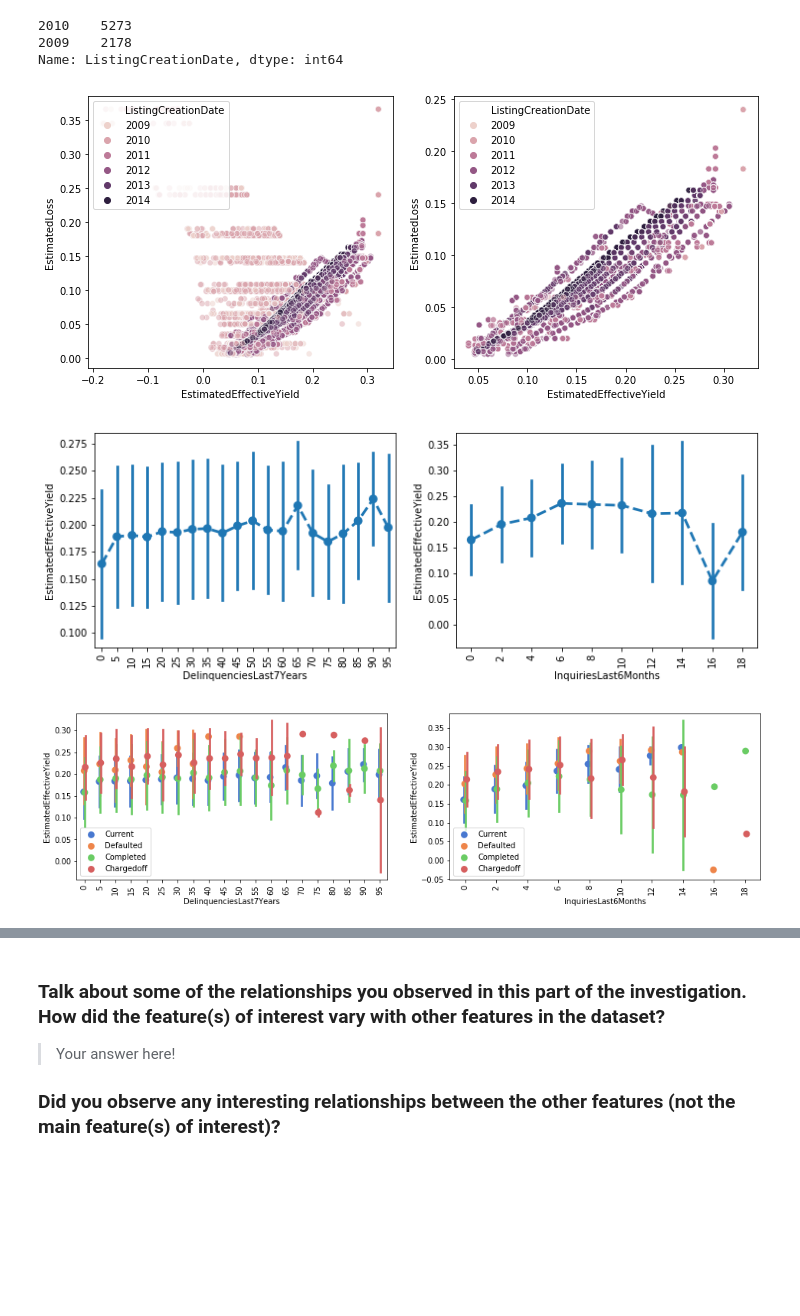
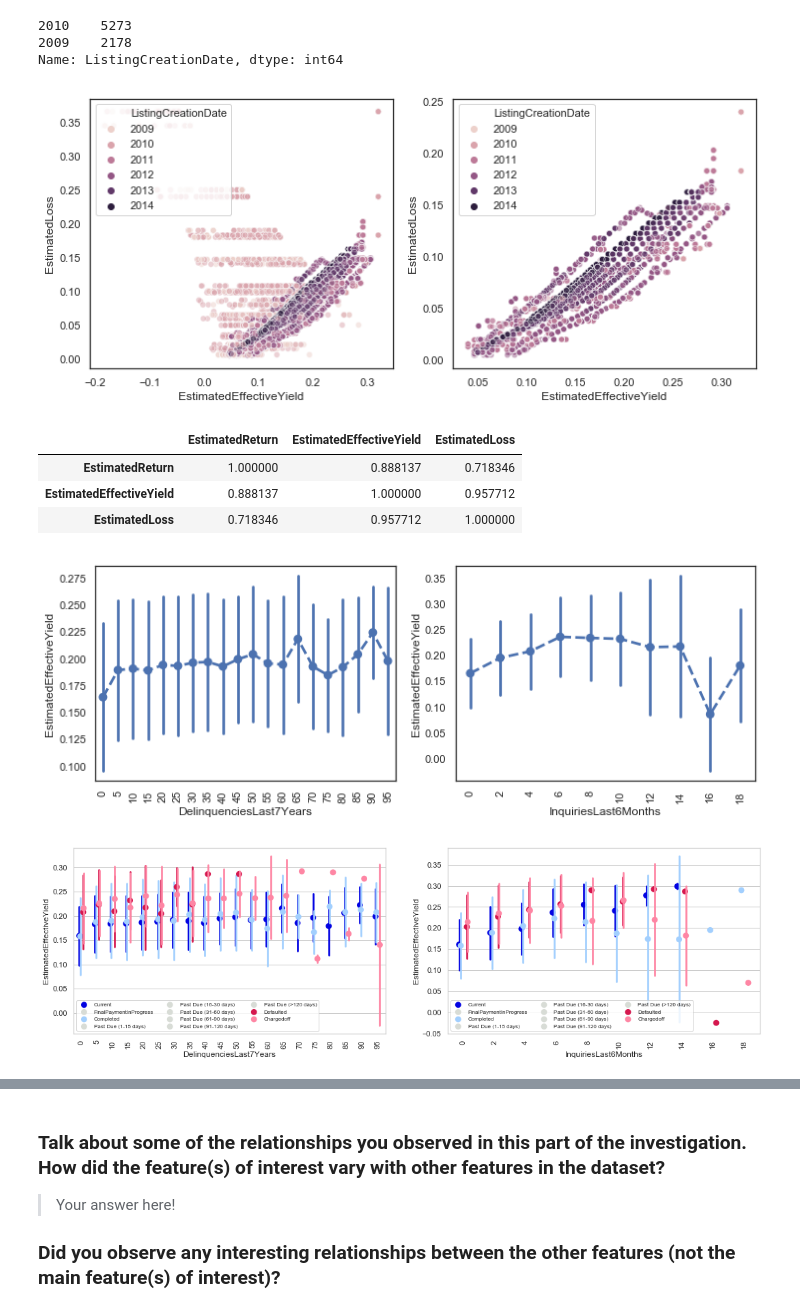
Before and after one commit to VilijaVait/data-analyst-udacity, a Jupyter notebook: projects/CommunicateData/ProsperLoanDataAnalysis.ipynb, the cells around one changed output, grey strips where cells are left out. Saved outputs shown, nothing was run; the diff lists cells and outputs as text; code cells hidden in the pictures; blank space fills up the shorter version.

Commit message:
feat: finalise bivariate analysis (ProsperLoans)

```diff
--- a/projects/CommunicateData/ProsperLoanDataAnalysis.ipynb
+++ b/projects/CommunicateData/ProsperLoanDataAnalysis.ipynb
@@ -18,6 +18,8 @@ import matplotlib.pyplot as plt
 import seaborn as sns
 
 %matplotlib inline
+
+sns.set(style="white")
 # %%
 # load dataset
 df = pd.read_csv('prosperLoanData.csv')
@@ -60,6 +62,15 @@ df.ListingCreationDate = pd.to_datetime(df.ListingCreationDate)
 df.LoanOriginationDate = pd.to_datetime(df.LoanOriginationDate)
 df.DateCreditPulled = pd.to_datetime(df.DateCreditPulled)
 df.ClosedDate = pd.to_datetime(df.ClosedDate)
+# %%
+# LoanStatus into ordered categorical type
+loanstatus_order = ['Current', 'FinalPaymentInProgress', 'Completed',  'Past Due (1-15 days)',
+                    'Past Due (16-30 days)', 'Past Due (31-60 days)', 'Past Due (61-90 days)',
+                    'Past Due (91-120 days)', 'Past Due (>120 days)', 'Defaulted',
+                    'Chargedoff']
+
+ordered_var = pd.api.types.CategoricalDtype(ordered = True, categories = loanstatus_order)
+df.LoanStatus = df.LoanStatus.astype(ordered_var)
 # %% [markdown]
 Variable dictionary mentions a change in loan data applicable for loans originated after July 2009; this includes calculations of Effective Yield, Estimated Loss and Effective Return, key variables analysed.  Therefore, I will drop the loan listings that occure before July 2009.  Before doing this, I will check the loan listing distribution accross time, to ensure there will be sufficient remaining data for the proposed analysis.
 # %%
@@ -553,7 +572,14 @@ sns.scatterplot(data=df[(df.EstimatedReturn!=df.EstimatedEffectiveYield)&(df.Est
                 alpha = 0.5, ax=ax[1], legend='full')
 ax[1].legend(loc='upper left');
 # %% [output]
-[figure, old version]
+[figure, new version]
+# %%
+df[df.EstimatedReturn!=df.EstimatedEffectiveYield][['EstimatedReturn','EstimatedEffectiveYield','EstimatedLoss']].corr()
+# %% [output]
+|  | EstimatedReturn | EstimatedEffectiveYield | EstimatedLoss |
+| EstimatedReturn | 1.000000 | 0.888137 | 0.718346 |
+| EstimatedEffectiveYield | 0.888137 | 1.000000 | 0.957712 |
+| EstimatedLoss | 0.718346 | 0.957712 | 1.000000 |
 # %%
 fig, ax = plt.subplots(ncols=2,figsize=[12,4])
 
@@ -567,30 +593,35 @@ inq_bins = np.arange(0, 20 + 2, 2)
 inquiries_bins = pd.cut(df.InquiriesLast6Months, inq_bins, include_lowest = True)
 sns.pointplot(x = inquiries_bins, y = df.EstimatedEffectiveYield, ci = 'sd',
               linestyles='--', ax=ax[1])
-ax[1].set_xticklabels(labels=inq_bins,rotation = 90)
+ax[1].set_xticklabels(labels=inq_bins,rotation = 90);
 # %% [output]
-[figure, old version]
+[figure, new version]
 # %%
-df_small = df[df.LoanStatus.isin(['Current', 'Completed', 'Defaulted', 'Chargedoff'])]
+status_list = ['Current', 'Completed', 'Defaulted', 'Chargedoff']
 
-fig, ax = plt.subplots(ncols=2,figsize=[16,4])
-palette = sns.color_palette('muted')
+df_small = df[df.LoanStatus.isin(status_list)]
+
+fig, ax = plt.subplots(ncols=2,figsize=[18,5])
+colors = ['pure blue', 'light grey', 'baby blue', 'light grey', 'light grey',
+          'light grey', 'light grey', 'light grey', 'light grey',
+          'lipstick', 'rosa']
+palette = sns.xkcd_palette(colors)
 
 del_bins = np.arange(0, 100 + 5, 5)
 delinq7yr_bins = pd.cut(df_small.DelinquenciesLast7Years, del_bins, include_lowest = True)
 sns.pointplot(x = delinq7yr_bins, y = df_small.EstimatedEffectiveYield, hue=df_small.LoanStatus,
               ci = 'sd', linestyles='', ax=ax[0], dodge=True, palette=palette)
 ax[0].set_xticklabels(labels=del_bins,rotation = 90)
-ax[0].legend(loc='lower left')
+ax[0].legend(ncol=3,loc='lower left', fontsize=8)
 
 inq_bins = np.arange(0, 20 + 2, 2)
 inquiries_bins = pd.cut(df_small.InquiriesLast6Months, inq_bins, include_lowest = True)
 sns.pointplot(x = inquiries_bins, y = df_small.EstimatedEffectiveYield, hue=df_small.LoanStatus,
               ci = 'sd', linestyles='', ax=ax[1], dodge=True, palette=palette)
 ax[1].set_xticklabels(labels=inq_bins,rotation = 90)
-ax[1].legend(loc='lower left');
+ax[1].legend(ncol=3,loc='lower left', fontsize=8);
 # %% [output]
-[figure, old version]
+[figure, new version]
 # %%
 plt.figure(figsize=[12,5])
 
```
Also changed, not shown: parts of 42 cells of this notebook.
